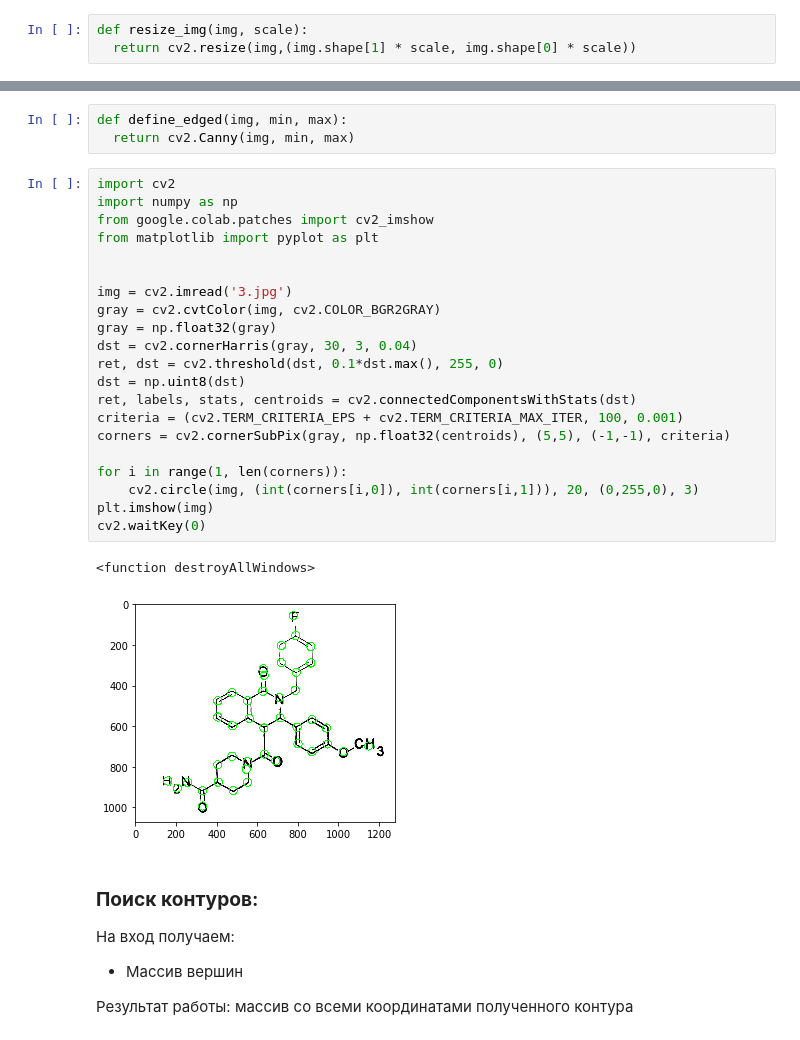
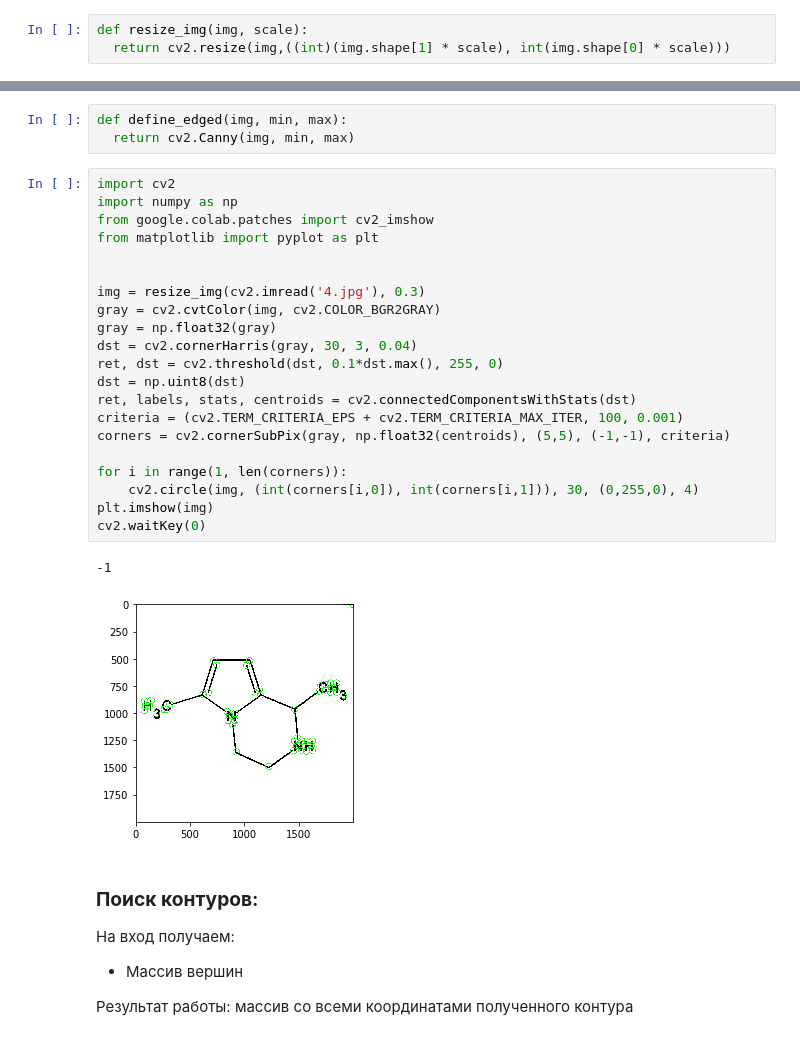
Before and after one commit to abstract-dog/abstract_dog, a Jupyter notebook: functions.ipynb, the cells around one changed output, grey strips where cells are left out. Drawn from its saved outputs; the diff is of its cells as text.

```diff
--- a/functions.ipynb
+++ b/functions.ipynb
@@ -58,7 +58,7 @@ plt.imsave('big111.jpg', resize_img(img, 1))
 Результат работы: сохраненное изображение с названием big
 # %%
 def resize_img(img, scale):
-  return cv2.resize(img,(img.shape[1] * scale, img.shape[0] * scale))
+  return cv2.resize(img,((int)(img.shape[1] * scale), int(img.shape[0] * scale)))
 # %% [markdown]
 ### **Поиск вершин с помощью детектора Канни:**
 
@@ -74,27 +74,27 @@ def define_edged(img, min, max):
 # %%
 import cv2
 import numpy as np
 from google.colab.patches import cv2_imshow
 from matplotlib import pyplot as plt
 
 
-img = cv2.imread('3.jpg')
+img = resize_img(cv2.imread('4.jpg'), 0.3)
 gray = cv2.cvtColor(img, cv2.COLOR_BGR2GRAY)
 gray = np.float32(gray)
 dst = cv2.cornerHarris(gray, 30, 3, 0.04)
 ret, dst = cv2.threshold(dst, 0.1*dst.max(), 255, 0)
 dst = np.uint8(dst)
 ret, labels, stats, centroids = cv2.connectedComponentsWithStats(dst)
 criteria = (cv2.TERM_CRITERIA_EPS + cv2.TERM_CRITERIA_MAX_ITER, 100, 0.001)
 corners = cv2.cornerSubPix(gray, np.float32(centroids), (5,5), (-1,-1), criteria)
 
 for i in range(1, len(corners)):
-    cv2.circle(img, (int(corners[i,0]), int(corners[i,1])), 20, (0,255,0), 3)
+    cv2.circle(img, (int(corners[i,0]), int(corners[i,1])), 30, (0,255,0), 4)
 plt.imshow(img)
 cv2.waitKey(0)
 # %% [output]
-<function destroyAllWindows>
+-1
-[figure, old version]
+[figure, new version]
 # %% [markdown]
 ### **Поиск контуров:**
 
```
Also changed, not shown: parts of 1 cell of this notebook.
